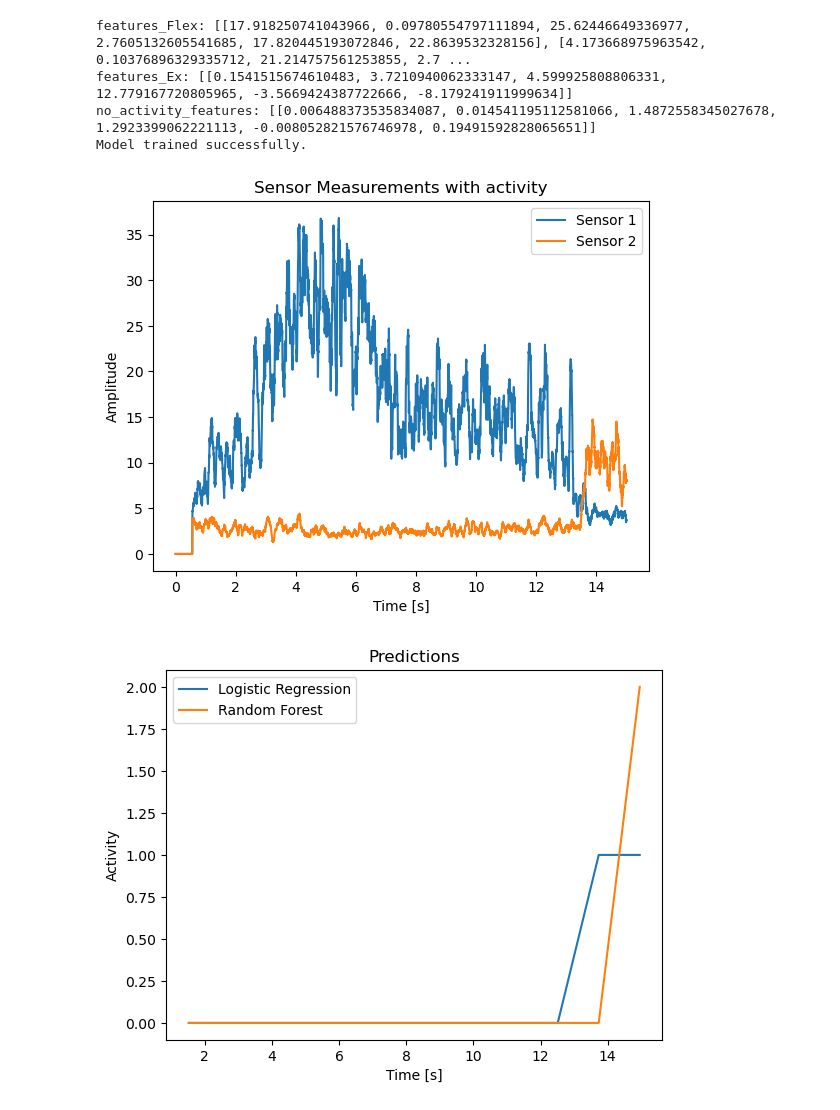
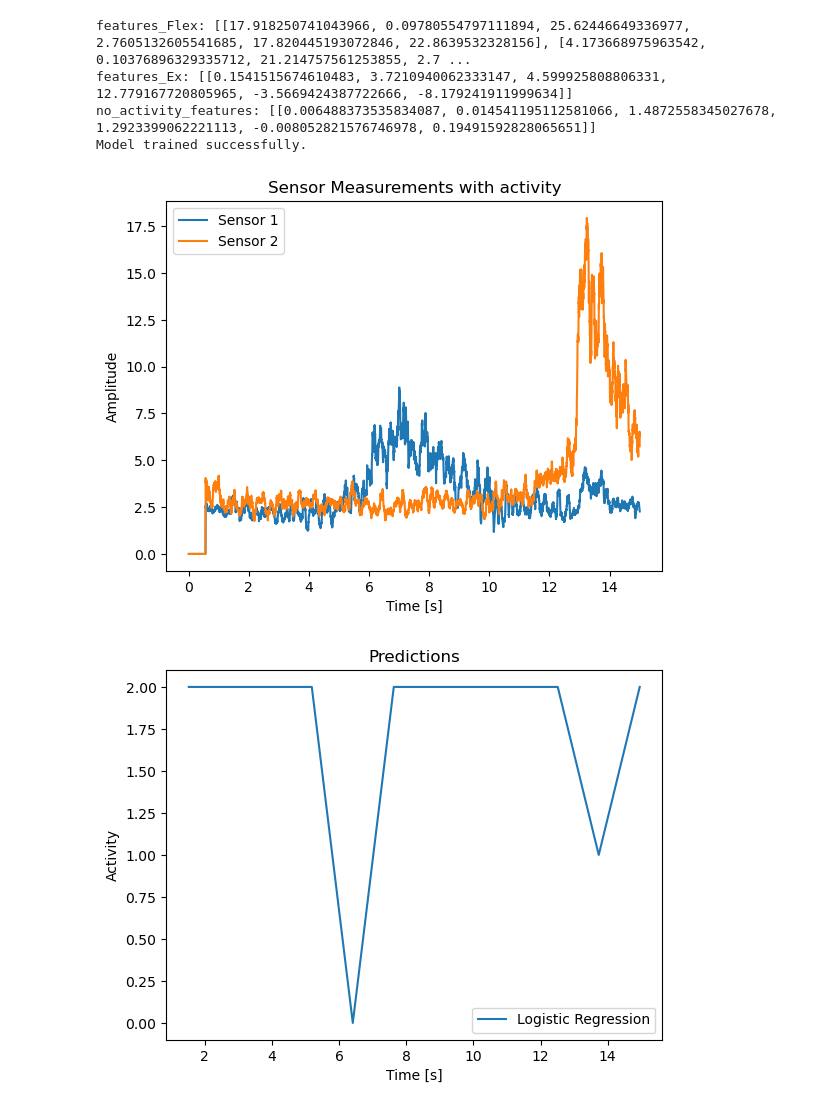
Before and after one commit to carl0801/ElbowExo, a Jupyter notebook: Shimmer3/FilterAndDisplay.ipynb, the cells around one changed output. Saved outputs shown, nothing was run; the diff lists cells and outputs as text; code cells hidden in the pictures.

```diff
--- a/Shimmer3/FilterAndDisplay.ipynb
+++ b/Shimmer3/FilterAndDisplay.ipynb
@@ -340,7 +340,7 @@ no_activity_features: [[0.006488373535834087, 0.014541195112581066, 1.4872558345
 Model trained successfully.
 # %%
 for filename in os.listdir(folder_path):
-    if filename == "BevægelseVertikaltFlexEx1.npz":
+    if filename == "BevægelseHorisontaltFlexEx.npz":
         data = np.load(os.path.join(folder_path, filename))
 
 # Plot the sensors from data
@@ -365,35 +365,35 @@ plt.show()
 # for every 800 samples after 1000 in the data calculate the features
 window_size = 100
 features_test = []
 timestamps_test = []
 for i in range(1000, len(data), 800):
     rolling_mean_sensor1 = pd.Series(sensor1[:i]).rolling(window=window_size).mean().iloc[-1]
     rolling_mean_sensor2 = pd.Series(sensor2[:i]).rolling(window=window_size).mean().iloc[-1]
     rolling_var_sensor1 = pd.Series(sensor1[:i]).rolling(window=window_size).var().iloc[-1]
     rolling_var_sensor2 = pd.Series(sensor2[:i]).rolling(window=window_size).var().iloc[-1]
     diff_var = rolling_var_sensor1 - rolling_var_sensor2
     diff_mean = rolling_mean_sensor1 - rolling_mean_sensor2
     features_test.append([rolling_var_sensor1, rolling_var_sensor2, rolling_mean_sensor1, rolling_mean_sensor2, diff_var, diff_mean])
     timestamps_test.append(timestamp[i])
 
 # Step 6: Load the trained model
 clf = joblib.load('trained_model.pkl')
 
-RF_clf = joblib.load('trained_model_RF.pkl')
+##RF_clf = joblib.load('trained_model_RF.pkl')
 
 # Step 7: Predict the labels for the new data
 y_pred = clf.predict(features_test)
 
-RF_y_pred = RF_clf.predict(features_test)
+#RF_y_pred = RF_clf.predict(features_test)
 
 # Step 8: Plot the predictions
 plt.plot(timestamps_test, y_pred)
-plt.plot(timestamps_test, RF_y_pred)
+#plt.plot(timestamps_test, RF_y_pred)
 plt.title('Predictions')
 plt.xlabel('Time [s]')
 plt.ylabel('Activity')
 plt.legend(['Logistic Regression', 'Random Forest'])
 plt.show()
 # %% [output]
-[figure, old version]
+[figure, new version]
-[figure, old version]
+[figure, new version]
```
